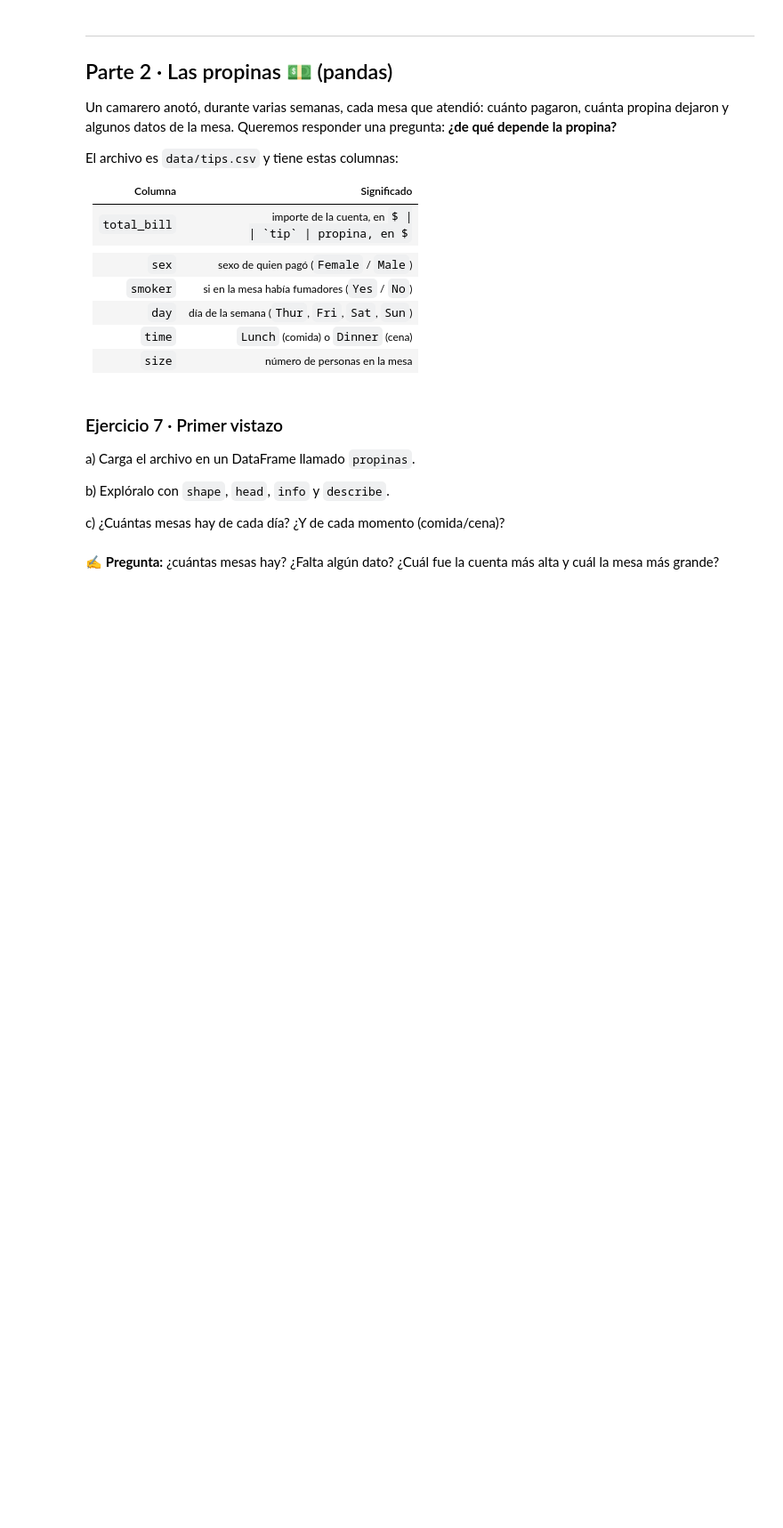
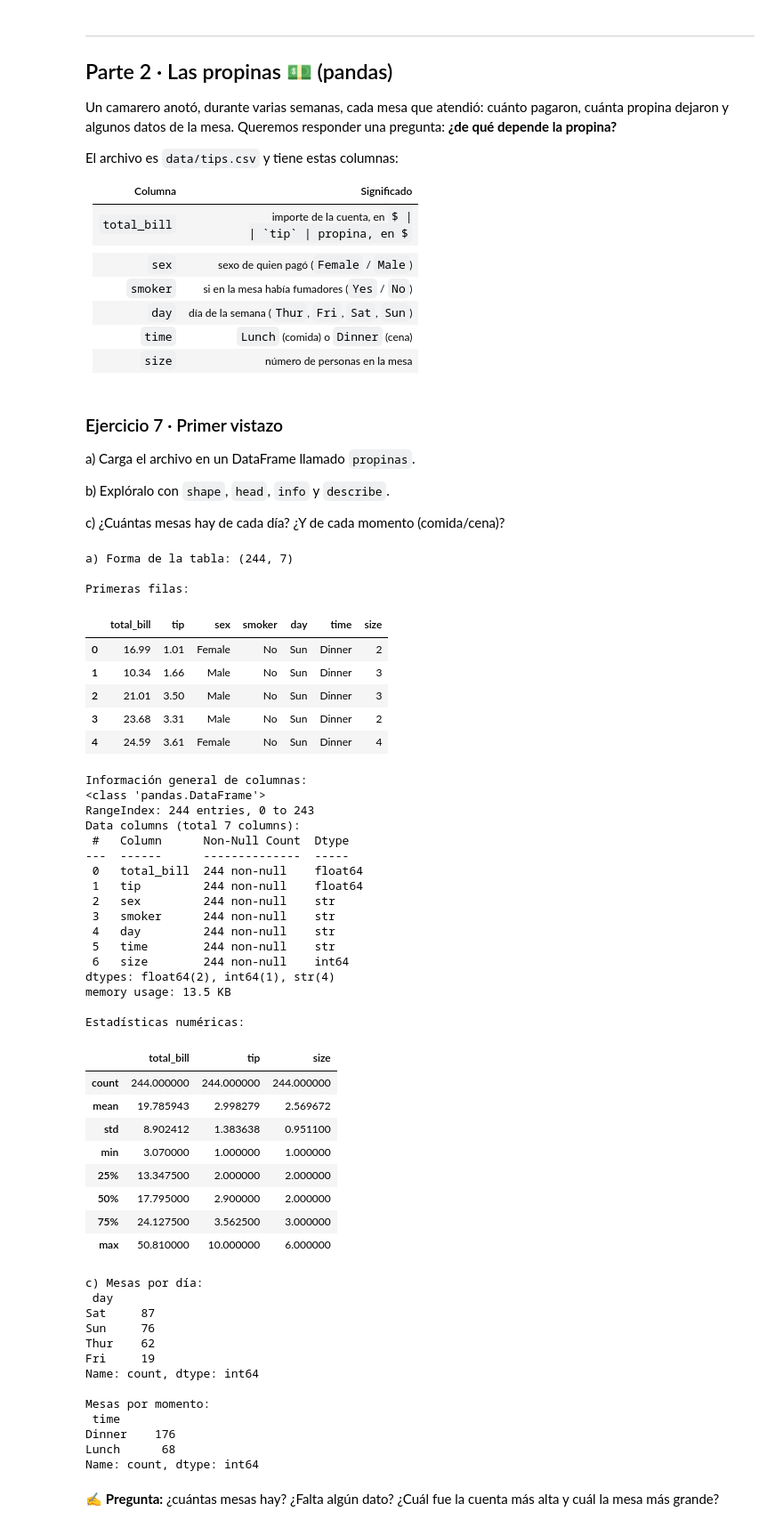
Before and after one commit to OscarrGv/ml-course, a Jupyter notebook: workspace/02_actividad_pandas.ipynb, the cells around one changed output. Shown at 89% size. Saved outputs shown, nothing was run; the diff lists cells and outputs as text; code cells hidden in the pictures; some formulas as TeX source; blank space fills up the shorter version.

Commit message:
feat(workspace): progreso en actividad 02 pandas y notas de clase

```diff
--- a/workspace/02_actividad_pandas.ipynb
+++ b/workspace/02_actividad_pandas.ipynb
@@ -39,3 +39,71 @@ c) ¿Cuántas mesas hay de cada día? ¿Y de cada momento (comida/cena)?
+# %%
+# a) Cargar datos usando la ruta práctica directa
+propinas = pd.read_csv("../data/tips.csv")
+
+# b) Exploración básica
+print("a) Forma de la tabla:", propinas.shape)
+
+print("\nPrimeras filas:")
+display(propinas.head())
+
+print("\nInformación general de columnas:")
+propinas.info()
+
+print("\nEstadísticas numéricas:")
+display(propinas.describe())
+
+# c) Conteo por día y por momento (comida/cena)
+print("\nc) Mesas por día:\n", propinas["day"].value_counts())
+print("\nMesas por momento:\n", propinas["time"].value_counts())
+# %% [output]
+a) Forma de la tabla: (244, 7)
+
+Primeras filas:
+|  | total_bill | tip | sex | smoker | day | time | size |
+| 0 | 16.99 | 1.01 | Female | No | Sun | Dinner | 2 |
+| 1 | 10.34 | 1.66 | Male | No | Sun | Dinner | 3 |
+| 2 | 21.01 | 3.50 | Male | No | Sun | Dinner | 3 |
+| 3 | 23.68 | 3.31 | Male | No | Sun | Dinner | 2 |
+| 4 | 24.59 | 3.61 | Female | No | Sun | Dinner | 4 |
+Información general de columnas:
+<class 'pandas.DataFrame'>
+RangeIndex: 244 entries, 0 to 243
+Data columns (total 7 columns):
+ #   Column      Non-Null Count  Dtype
+---  ------      --------------  -----
+ 0   total_bill  244 non-null    float64
+ 1   tip         244 non-null    float64
+ 2   sex         244 non-null    str
+ 3   smoker      244 non-null    str
+ 4   day         244 non-null    str
+ 5   time        244 non-null    str
+ 6   size        244 non-null    int64
+dtypes: float64(2), int64(1), str(4)
+memory usage: 13.5 KB
+
+Estadísticas numéricas:
+|  | total_bill | tip | size |
+| count | 244.000000 | 244.000000 | 244.000000 |
+| mean | 19.785943 | 2.998279 | 2.569672 |
+| std | 8.902412 | 1.383638 | 0.951100 |
+| min | 3.070000 | 1.000000 | 1.000000 |
+| 25% | 13.347500 | 2.000000 | 2.000000 |
+| 50% | 17.795000 | 2.900000 | 2.000000 |
+| 75% | 24.127500 | 3.562500 | 3.000000 |
+| max | 50.810000 | 10.000000 | 6.000000 |
+c) Mesas por día:
+ day
+Sat     87
+Sun     76
+Thur    62
+Fri     19
+Name: count, dtype: int64
+
+Mesas por momento:
+ time
+Dinner    176
+Lunch      68
+Name: count, dtype: int64
 # %%
 # Tu código aquí
 # %% [markdown]
```
Also changed, not shown: parts of 4 cells of this notebook, 1 other file.
